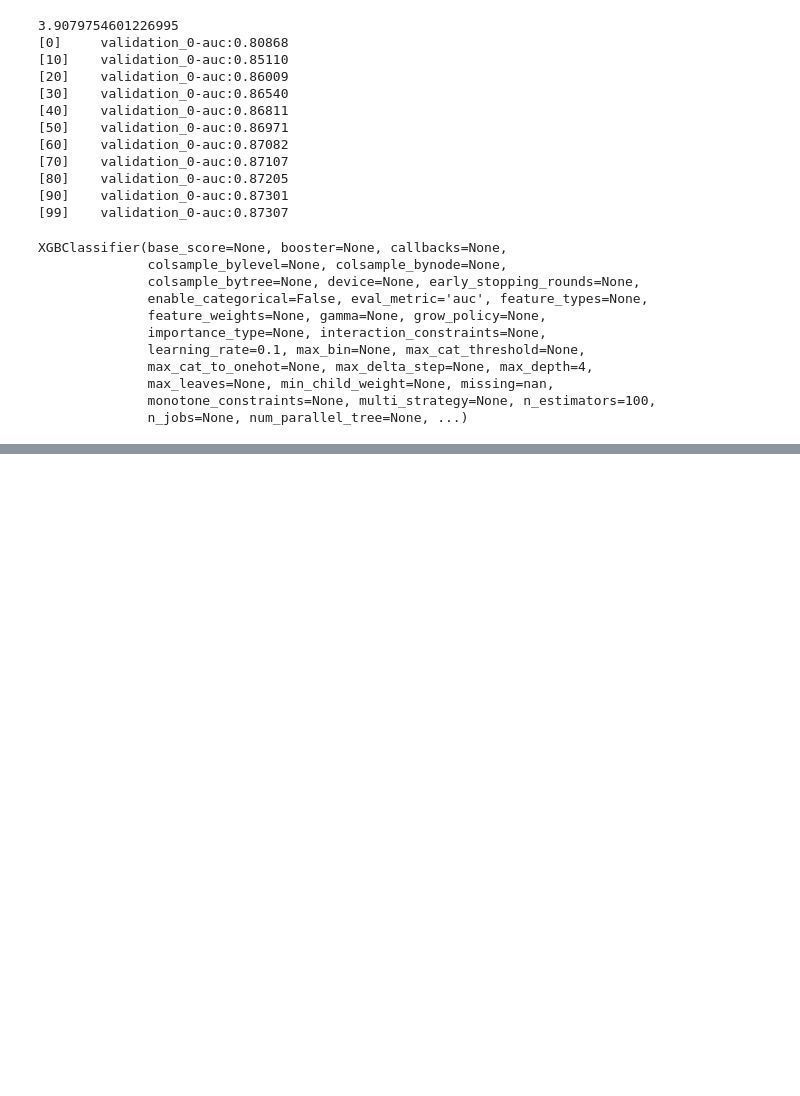
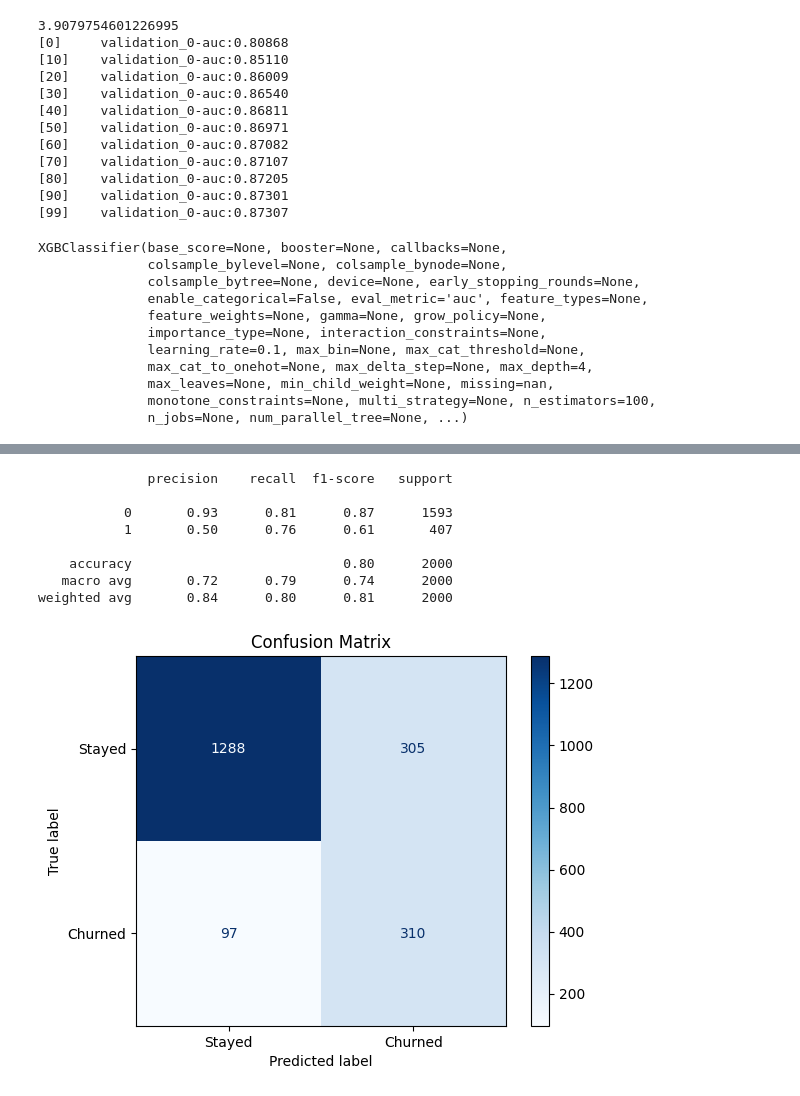
Before and after one commit to Taha-codes/Machine-Learning, a Jupyter notebook: Supervised/Gradient Boosting/Gradient-Boosting.ipynb, the cells around one changed output, grey strips where cells are left out. Saved outputs shown, nothing was run; the diff lists cells and outputs as text; code cells hidden in the pictures; blank space fills up the shorter version.

```diff
--- a/Supervised/Gradient Boosting/Gradient-Boosting.ipynb
+++ b/Supervised/Gradient Boosting/Gradient-Boosting.ipynb
@@ -191,0 +210,23 @@ XGBClassifier(base_score=None, booster=None, callbacks=None,
+# %%
+from sklearn.metrics import classification_report, confusion_matrix, ConfusionMatrixDisplay
+
+y_pred = model.predict(X_test)
+y_pred_proba = model.predict_proba(X_test)[:, 1]
+
+print(classification_report(y_test, y_pred))
+
+cm = confusion_matrix(y_test, y_pred)
+disp = ConfusionMatrixDisplay(confusion_matrix = cm, display_labels = ["Stayed", "Churned"])
+disp.plot(cmap="Blues")
+plt.title("Confusion Matrix")
+plt.show()
+# %% [output]
+              precision    recall  f1-score   support
+
+           0       0.93      0.81      0.87      1593
+           1       0.50      0.76      0.61       407
+
+    accuracy                           0.80      2000
+   macro avg       0.72      0.79      0.74      2000
+weighted avg       0.84      0.80      0.81      2000
+[figure, added]
```
Also changed, not shown: parts of 5 cells of this notebook.
